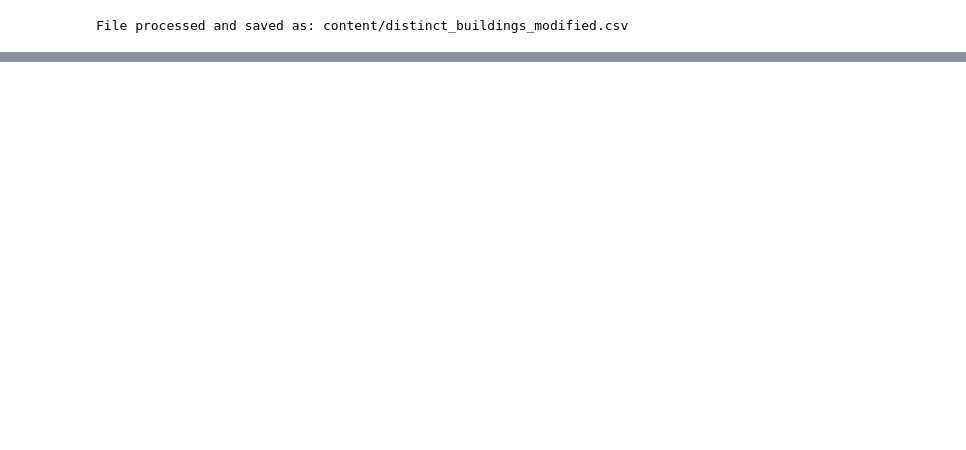
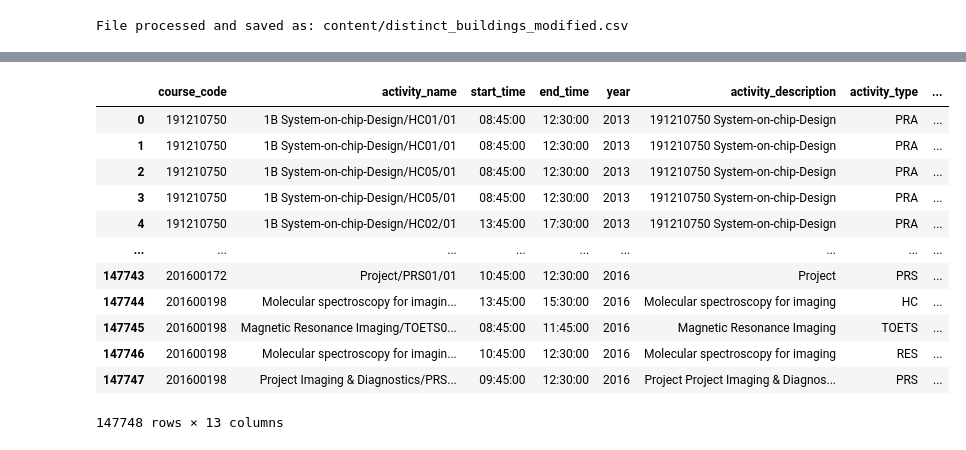
Before and after one commit to LeTartap/DEP-timetables, a Jupyter notebook: dsproj/location stuff.ipynb, the cells around one changed output, grey strips where cells are left out. Cells and saved outputs as stored; diff of their text form; code cells hidden in the pictures; blank space fills up the shorter version.

```diff
--- a/dsproj/location stuff.ipynb
+++ b/dsproj/location stuff.ipynb
@@ -26,0 +47,33 @@ File processed and saved as: content/distinct_buildings_modified.csv
+# %%
+from sqlalchemy import create_engine
+import pandas as pd
+
+driver = 'postgresql'
+username = 'dab_ds23241a_123'
+dbname = username  # it is the same as the username
+password = 'BdleaEuFH036h8hi'
+server = 'bronto.ewi.utwente.nl'
+port = '5432'
+# Creating the connection pool for SQL
+engine = create_engine(f'{driver}://{username}:{password}@{server}:{port}/{dbname}?client_encoding=utf8')
+
+sql_query = 'SELECT * FROM timetables.activities'
+
+# Use pandas to execute the query and load results into a DataFrame
+activities = pd.read_sql_query(sql_query, engine)
+# %%
+activities
+# %% [output]
+|  | course_code | activity_name | start_time | end_time | year | activity_description | activity_type | ... |
+| 0 | 191210750 | 1B System-on-chip-Design/HC01/01 | 08:45:00 | 12:30:00 | 2013 | 191210750 System-on-chip-Design | PRA | ... |
+| 1 | 191210750 | 1B System-on-chip-Design/HC01/01 | 08:45:00 | 12:30:00 | 2013 | 191210750 System-on-chip-Design | PRA | ... |
+| 2 | 191210750 | 1B System-on-chip-Design/HC05/01 | 08:45:00 | 12:30:00 | 2013 | 191210750 System-on-chip-Design | PRA | ... |
+| 3 | 191210750 | 1B System-on-chip-Design/HC05/01 | 08:45:00 | 12:30:00 | 2013 | 191210750 System-on-chip-Design | PRA | ... |
+| 4 | 191210750 | 1B System-on-chip-Design/HC02/01 | 13:45:00 | 17:30:00 | 2013 | 191210750 System-on-chip-Design | PRA | ... |
+| ... | ... | ... | ... | ... | ... | ... | ... | ... |
+| 147743 | 201600172 | Project/PRS01/01 | 10:45:00 | 12:30:00 | 2016 | Project | PRS | ... |
+| 147744 | 201600198 | Molecular spectroscopy for imagin... | 13:45:00 | 15:30:00 | 2016 | Molecular spectroscopy for imaging | HC | ... |
+| 147745 | 201600198 | Magnetic Resonance Imaging/TOETS0... | 08:45:00 | 11:45:00 | 2016 | Magnetic Resonance Imaging | TOETS | ... |
+| 147746 | 201600198 | Molecular spectroscopy for imagin... | 10:45:00 | 12:30:00 | 2016 | Molecular spectroscopy for imaging | RES | ... |
+| 147747 | 201600198 | Project Imaging & Diagnostics/PRS... | 09:45:00 | 12:30:00 | 2016 | Project Project Imaging & Diagnos... | PRS | ... |
+147748 rows × 13 columns
```
Also changed, not shown: parts of 10 cells of this notebook, 2 other files.
